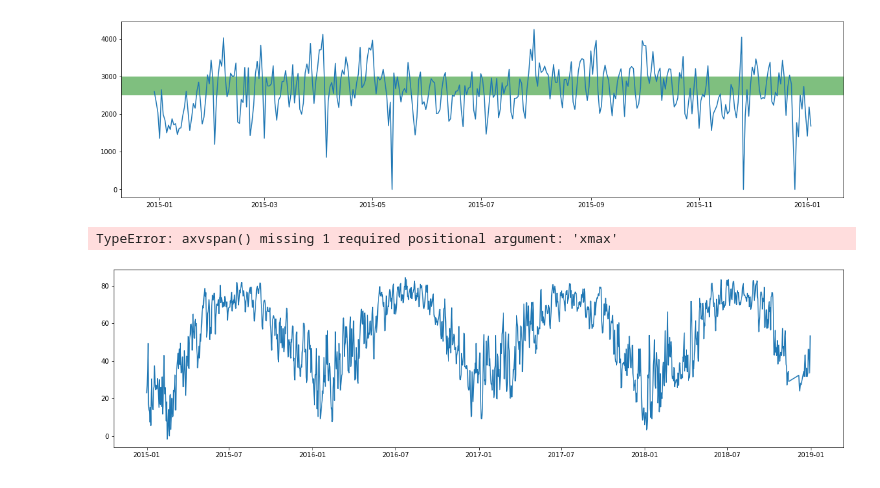
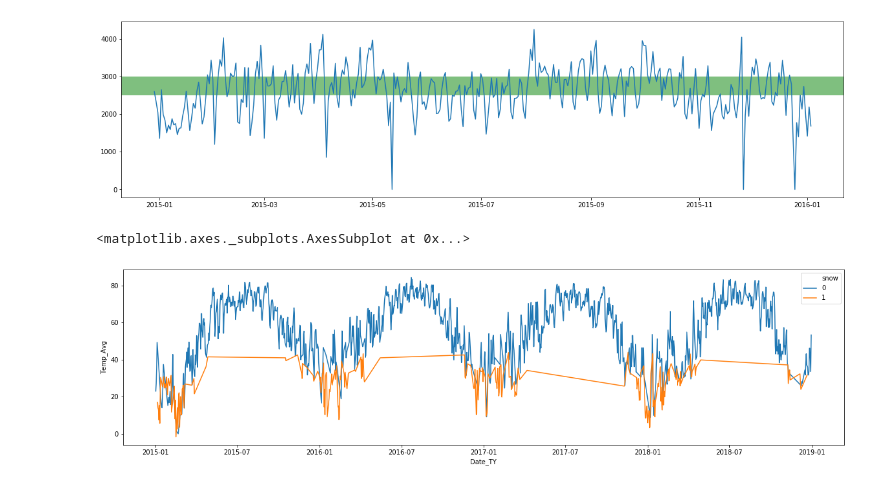
Before and after one commit to will4865/Inspire-Brands-Case-Study, a Jupyter notebook: technical-case-study.ipynb, the cells around one changed output. Cells and saved outputs as stored; diff of their text form; code cells hidden in the pictures.

Commit message:
finished initial EDA, combined all data frames to one for modeling

```diff
--- a/technical-case-study.ipynb
+++ b/technical-case-study.ipynb
@@ -751,0 +802,3 @@ weather
+# %%
+weather = weather.reset_index().drop(columns = 'index')
+weather.head()
@@ -757,12 +817,11 @@ plt.plot(arg_sales.loc[(arg_sales['Rest_Number'] == 1) & (arg_sales['Fiscal_Year
 <matplotlib.patches.Polygon at 0x...>
 [figure]
 # %%
-def_temp_by_weather(rest_number):
-    plt.figure(figsize=(20,5))
-    plt.plot(weather.loc[weather['rest_number'] == rest_number]['Date_TY'],
-             weather.loc[weather['rest_number'] == rest_number]['Temp_Avg'])
-    for x in weather['Date_TY']:
-        if
+plt.figure(figsize=(20,5))
+sns.lineplot(data = weather.loc[weather['rest_number'] == 1],
+             x = weather.loc[weather['rest_number'] == 1]['Date_TY'],
+             y = weather.loc[weather['rest_number'] == 1]['Temp_Avg'],
+             hue = weather.loc[weather['rest_number'] == 1]['snow'])
 # %% [output]
-TypeError: axvspan() missing 1 required positional argument: 'xmax'
+<matplotlib.axes._subplots.AxesSubplot at 0x...>
-[figure, old version]
+[figure, new version]
```
Also changed, not shown: parts of 19 cells of this notebook.
